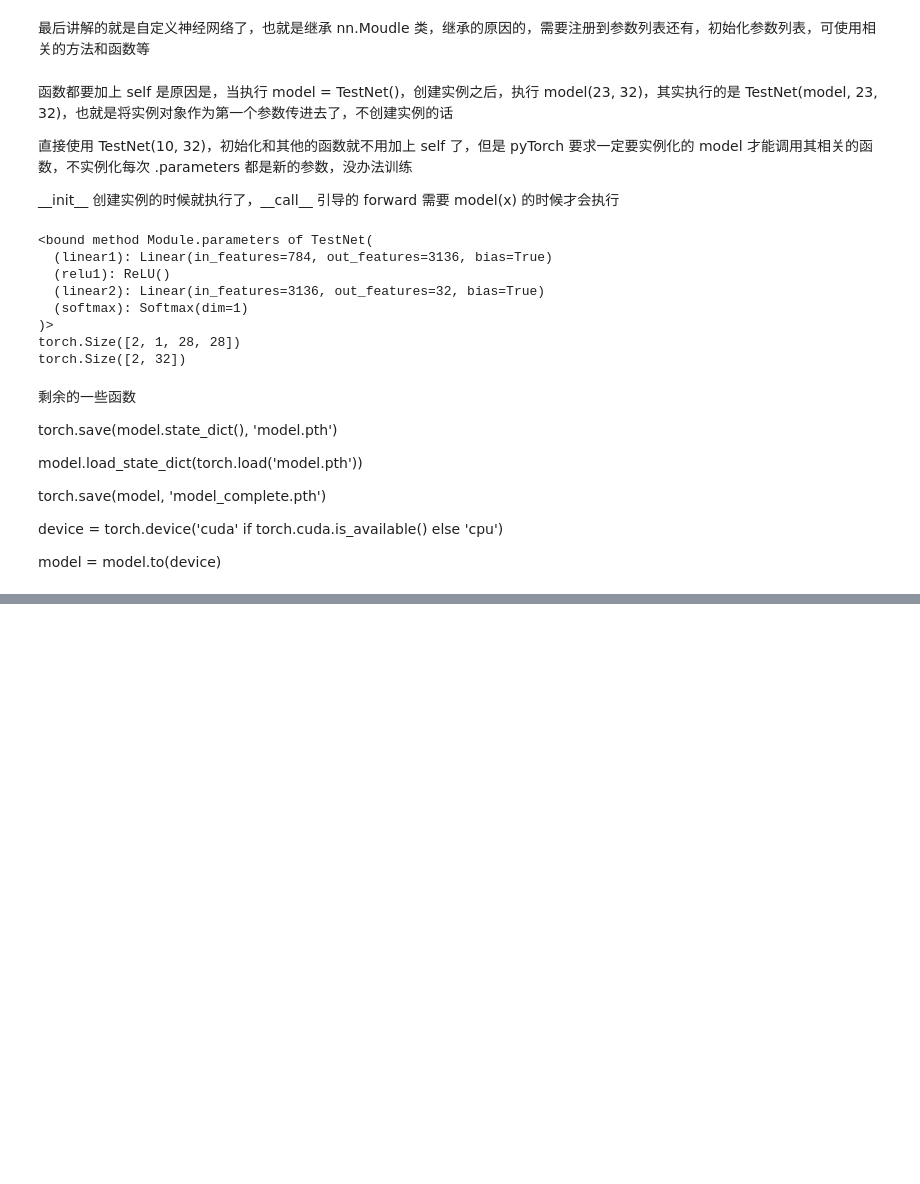
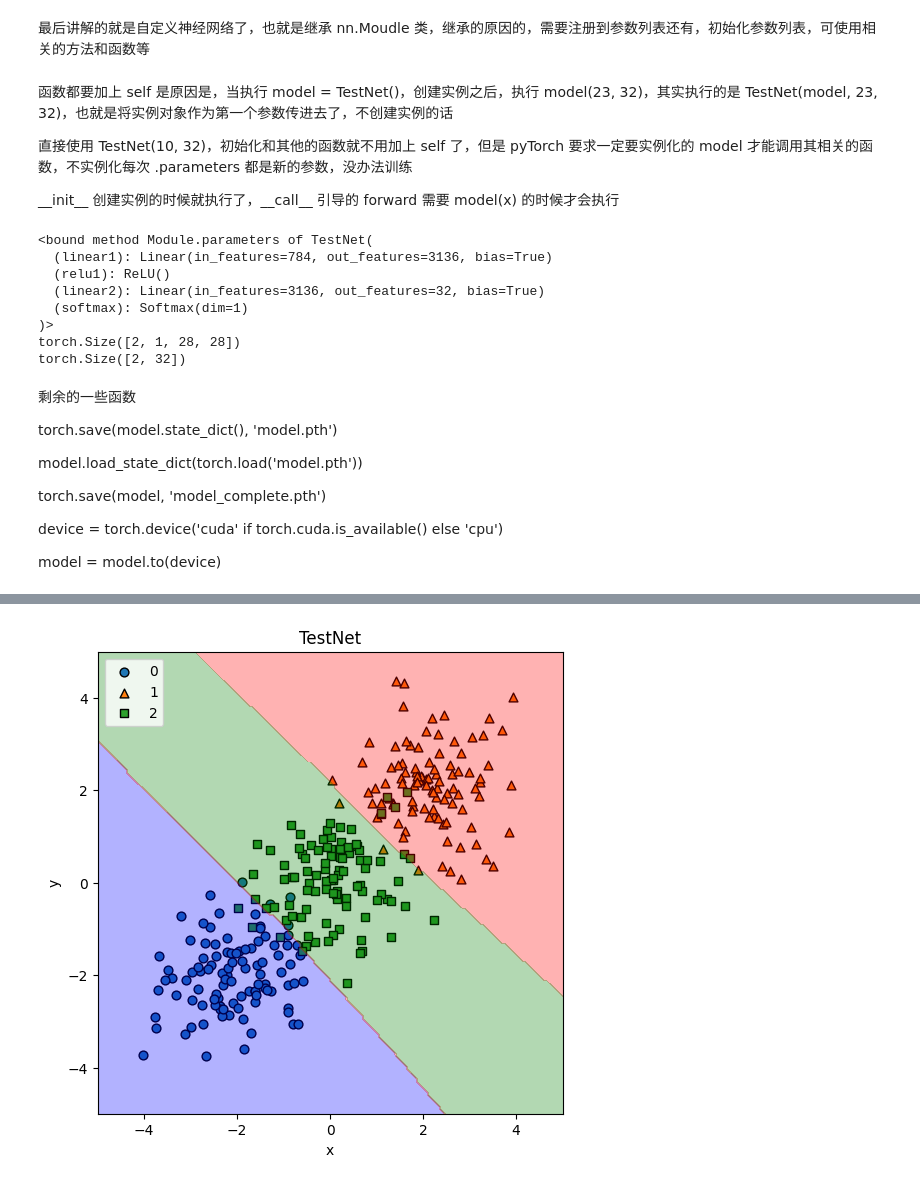
Before and after one commit to fangqing408/04-PythonPackagesLearning-in-DeepLearning, a Jupyter notebook: torch.nn_learning.ipynb, the cells around one changed output, grey strips where cells are left out. Saved outputs shown, nothing was run; the diff lists cells and outputs as text; code cells hidden in the pictures; blank space fills up the shorter version.

```diff
--- a/torch.nn_learning.ipynb
+++ b/torch.nn_learning.ipynb
@@ -506,0 +531,75 @@ class NetWithBN(nn.Module):
+# %%
+import torch
+import torch.nn as nn
+import matplotlib.pyplot as plt
+import numpy as np
+
+n_samples = 100
+x_class0 = torch.randn(n_samples, 2) * 0.8 + torch.tensor([-2., -2.])
+x_class1 = torch.randn(n_samples, 2) * 0.8 + torch.tensor([2., 2.])
+x_class2 = torch.randn(n_samples, 2) * 0.8
+
+x = torch.cat([x_class0, x_class1, x_class2], dim=0)
+y = torch.cat([torch.zeros(n_samples, 1), torch.ones(n_samples, 1), torch.ones(n_samples, 1) * 2], dim=0)
+print(y.shape)
+y = y.squeeze().long()
+print(y.shape)
+
+model = nn.Sequential(
+    nn.Linear(2, 8),
+    nn.ReLU(),
+    nn.Linear(8, 3)
+    # nn.Softmax(dim=1) 交叉熵会自动计算 Softmax，不需要加上这个
+)
+
+criterion = nn.CrossEntropyLoss()
+
+for epoch in range(300):
+    y_pred = model(x)
+
+    loss = criterion(y_pred, y)
+    model.zero_grad()
+    loss.backward()
+    with torch.no_grad():
+        for p in model.parameters():
+            p -= 0.1 * p.grad
+    if epoch % 50 == 0:
+        print(f"Epoch: {epoch:3d} | Loss: {loss.item():.4f}")
+
+plt.figure(figsize=(6, 6))
+colors = ['blue', 'red', 'green']
+labels = ['0', '1', '2']
+markers = ['o', '^', 's']
+
+for i in range(3):
+    plt.scatter(
+        x[y == i, 0], # y == i 返回当前类别为 i 的所有点的 bool 矩阵 [True, False, ....]，x[:, 0]，取出所有点的横坐标，x[y ==i, 0] 取出满足条件的点的横坐标
+        x[y == i, 1],
+        # c=colors[i],
+        marker=markers[i],
+        label=labels[i],
+        edgecolors='k',
+        s=40
+    )
+
+xx, yy = torch.meshgrid(
+    torch.linspace(-5, 5, 200),
+    torch.linspace(-5, 5, 200),
+    indexing='xy'
+)
+
+grid = torch.stack([xx.flatten(), yy.flatten()], dim=1)
+
+with torch.no_grad():
+    logits = model(grid)
+    preds = logits.argmax(dim=1)
+    preds = preds.reshape(xx.shape)
+
+plt.contourf(xx, yy, preds, levels=[-0.5, 0.5, 1.5, 2.5], alpha=0.3, colors=colors)
+
+plt.legend()
+plt.title('TestNet')
+plt.xlabel('x')
+plt.ylabel('y')
+plt.show()
+# %% [output]
@@ -506,0 +614 @@ class NetWithBN(nn.Module):
+[figure, added]
```
Also changed, not shown: parts of 10 cells of this notebook, 8 other files.
